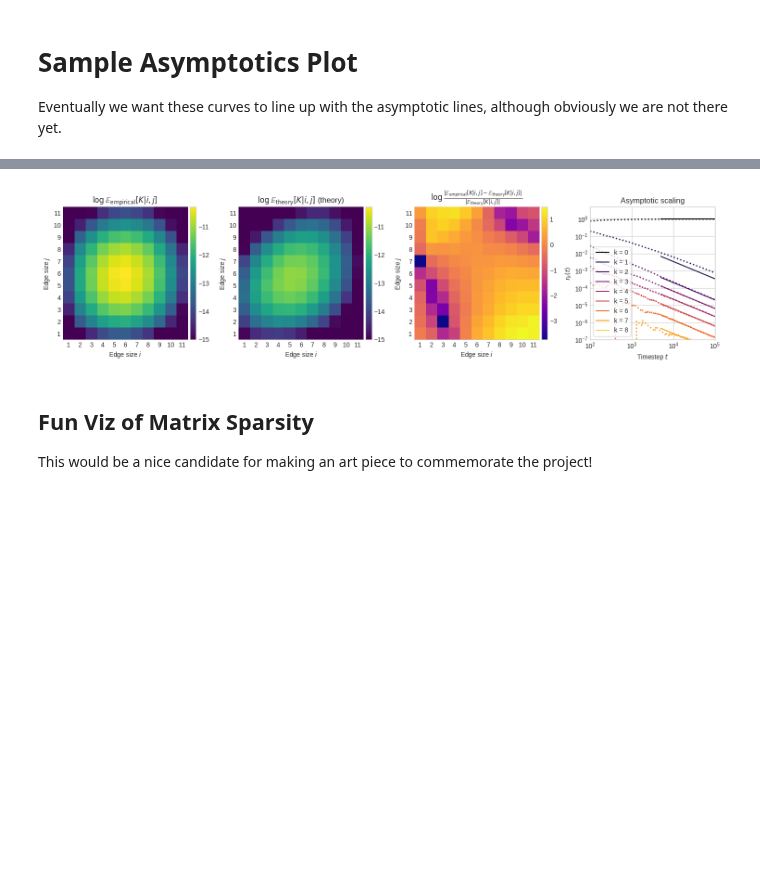
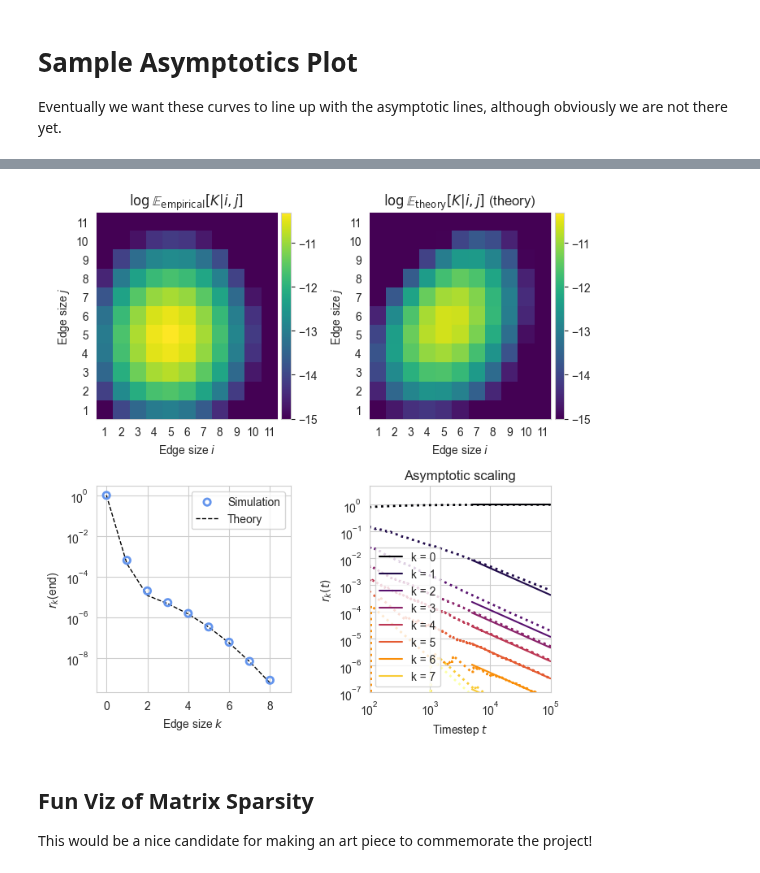
Before and after one commit to hexie1995/HyperGraph, a Jupyter notebook: code/analytic-intersections.ipynb, the cells around one changed output, grey strips where cells are left out. Drawn from its saved outputs; the diff is of its cells as text; code cells hidden in the pictures; blank space fills up the shorter version.

```diff
--- a/code/analytic-intersections.ipynb
+++ b/code/analytic-intersections.ipynb
@@ -28,8 +29,8 @@ pars = {
     "gamma" : np.zeros(k_max)
 }
 
-pars["beta"][0:5] = 1/5
-pars["gamma"][0:5] = 1/5
+pars["beta"][0:3] = 1/3
+pars["gamma"][0:4] = 1/4
 
 eta, beta, gamma = pars["eta"], pars["beta"], pars["gamma"]
 # %% [markdown]
@@ -97,8 +98,8 @@ def approximation(k_max, pars):
     MC = m.MatrixConstructor(k_max, pars)
     M = MC.matrix_of_linear_map()
     EV = np.linalg.eig(M)
-    print(f"Leading eigenvalue = {np.abs(EV[0][0]):.3f}")
-    v = np.abs(EV[1][:, np.argmax(EV[0])])
+    print(f"Leading eigenvalue = {np.max(np.real(EV[0])):.6f}")
+    v = np.abs(EV[1][:, np.argmax(np.real(EV[0]))])
     T = m.vec_to_tensor(v, k_max)
 
     return M, T
@@ -130,11 +131,13 @@ Leading eigenvalue = 0.827
 # Sample Asymptotics Plot
 
 Eventually we want these curves to line up with the asymptotic lines, although obviously we are not there yet.
-# %%
-
-T = T / T[:,:,0].sum()
-
-q = T.sum(axis = (0, 1))
+# %%
+theory_prop    = T.sum(axis = (0,1))
+theory_prop    = theory_prop / theory_prop[0]
+# theory_prop[1:] = theory_prop[1:] / timesteps
+# T = T / T[:,:,0].sum()
+
+q = theory_prop
 # %%
 import matplotlib.cm as cm
 cmap = cm.inferno
@@ -280,13 +283,13 @@ from mpl_toolkits.axes_grid1 import make_axes_locatable
 
 k_min = 0
 show_k_up_to = 12
-show_k_up_to_on_asymptotics = 9
+show_k_up_to_on_asymptotics = 8
 import matplotlib.cm as cm
 cmap = cm.inferno
 
-# fig, axarr = plt.subplots(2, 2, figsize = (7, 7))
+fig, axarr = plt.subplots(2, 2, figsize = (7, 7))
 
-fig, axarr = plt.subplots(1, 4, figsize = (15, 4))
+# fig, axarr = plt.subplots(1, 4, figsize = (15, 4))
 
 
 
@@ -353,45 +356,62 @@ plt.colorbar(im, cax=cax)
 ax = axarr.ravel()[1]
 im = ax.imshow(np.log(E_theory[1:show_k_up_to,1:show_k_up_to]), cmap = "viridis", vmin = vmin, vmax = vmax, zorder = 100, aspect = "auto", origin = "lower")
 ax.set(title = "$\log \mathbb{E}_{\mathrm{theory}}[K | i,j]$ (theory)", xlabel = r"Edge size $i$", ylabel = r"Edge size $j$")
 divider = make_axes_locatable(ax)
 cax = divider.append_axes("right", size="5%", pad=0.05)
 
 plt.colorbar(im, cax=cax)
 
 ax.set_xticks(ticks)
 ax.set_xticklabels(tick_labels)
 ax.set_yticks(ticks)
 ax.set_yticklabels(tick_labels)
 
 # 4. relative errors
 
-err = np.log(np.abs(E_theory[1:show_k_up_to,1:show_k_up_to] - E_empirical[1:show_k_up_to,1:show_k_up_to]) / E_theory[1:show_k_up_to,1:show_k_up_to])
-ax = axarr.ravel()[2]
-im = ax.imshow(err[:show_k_up_to,:show_k_up_to], cmap = "plasma", zorder = 100, aspect = "auto", origin = "lower")
+# err = np.log(np.abs(E_theory[1:show_k_up_to,1:show_k_up_to] - E_empirical[1:show_k_up_to,1:show_k_up_to]) / E_theory[1:show_k_up_to,1:show_k_up_to])
+# ax = axarr.ravel()[2]
+# im = ax.imshow(err[:show_k_up_to,:show_k_up_to], cmap = "plasma", zorder = 100, aspect = "auto", origin = "lower")
 
-ax.set(title = r"$\log \frac{|\mathbb{E}_\mathrm{empirical}[K | i,j] - \mathbb{E}_{\mathrm{theory}}[K | i,j]|}{|\mathbb{E}_\mathrm{theory}[K | i,j]|}$", xlabel = r"Edge size $i$", ylabel = r"Edge size $j$")
+# ax.set(title = r"$\log \frac{|\mathbb{E}_\mathrm{empirical}[K | i,j] - \mathbb{E}_{\mathrm{theory}}[K | i,j]|}{|\mathbb{E}_\mathrm{theory}[K | i,j]|}$", xlabel = r"Edge size $i$", ylabel = r"Edge size $j$")
 
-ax.set_xticks(ticks)
-ax.set_xticklabels(tick_labels)
-ax.set_yticks(ticks)
-ax.set_yticklabels(tick_labels)
-divider = make_axes_locatable(ax)
-cax = divider.append_axes("right", size="5%", pad=0.05)
+# ax.set_xticks(ticks)
+# ax.set_xticklabels(tick_labels)
+# ax.set_yticks(ticks)
+# ax.set_yticklabels(tick_labels)
+# divider = make_axes_locatable(ax)
+# cax = divider.append_axes("right", size="5%", pad=0.05)
 
 
 
-plt.colorbar(im, cax=cax)
+# plt.colorbar(im, cax=cax)
 
+k_max = 15
+empirical_prop = T_empirical.sum(axis = (0, 1)) / T_empirical.sum()
+theory_prop    = T.sum(axis = (0,1))
+theory_prop    = theory_prop / theory_prop[0]
+theory_prop[1:] = theory_prop[1:] / timesteps
+ix = empirical_prop > 0
+
+
+ax = axarr.ravel()[2]
+ax.scatter(np.array(range(k_max))[ix], empirical_prop[ix], label = "Simulation", edgecolors="cornflowerblue", facecolor = "none", zorder = 10, linewidth=2)
+ax.plot(np.array(range(k_max))[ix], theory_prop[ix], label = "Theory", color = "black", linewidth = 1, linestyle = "dashed")
+ax.legend()
+
+ax.semilogy()
+ax.set(ylim = (2e-10), xlim = (-0.5, 9))
+# ax.xlim(-0.1, 10.5)
+ax.set(xlabel = r"Edge size $k$", ylabel = r"$r_k$(end)")
 
 
 
 # this plot needs a separate colorbar
 
 plt.tight_layout()
 
 plt.savefig("../fig/intersection-asymptotics-4-panel.png", dpi = 300, bbox_inches = "tight")
 # %% [output]
-[figure, old version]
+[figure, new version]
 # %% [markdown]
 ## Fun Viz of Matrix Sparsity
 
```
Also changed, not shown: parts of 9 cells of this notebook, 4 other files.
